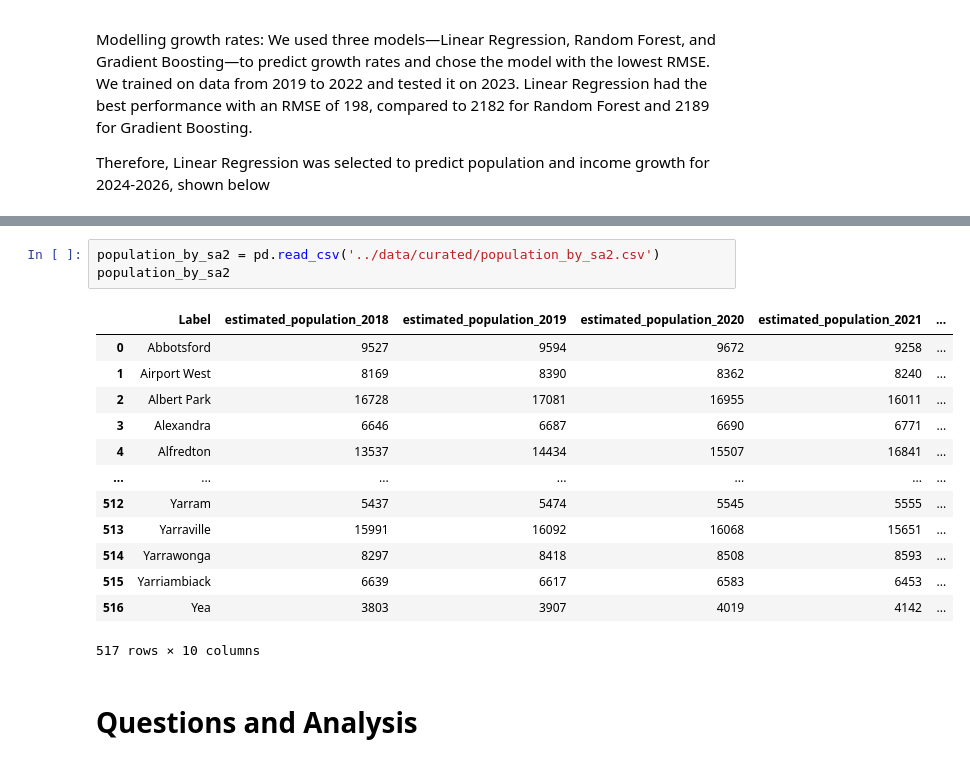
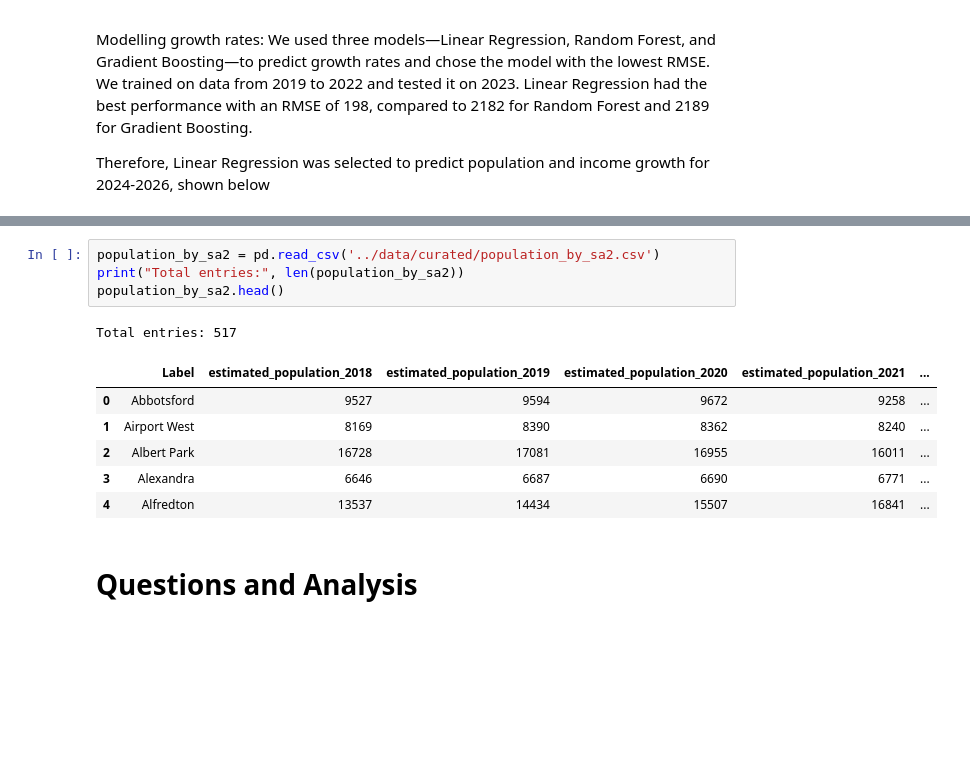
Before and after one commit to MAST30034-AppliedDataScience/project-2-group-real-estate-hexosergeantchelelebratebonitz, a Jupyter notebook: notebooks/summary.ipynb, the cells around one changed output, grey strips where cells are left out. Drawn from its saved outputs; the diff is of its cells as text; blank space fills up the shorter version.

```diff
--- a/notebooks/summary.ipynb
+++ b/notebooks/summary.ipynb
@@ -115,20 +110,15 @@ income_by_sa2
 # %%
 population_by_sa2 = pd.read_csv('../data/curated/population_by_sa2.csv')
-population_by_sa2
+print("Total entries:", len(population_by_sa2))
+population_by_sa2.head()
 # %% [output]
+Total entries: 517
 |  | Label | estimated_population_2018 | estimated_population_2019 | estimated_population_2020 | estimated_population_2021 | ... |
 | 0 | Abbotsford | 9527 | 9594 | 9672 | 9258 | ... |
 | 1 | Airport West | 8169 | 8390 | 8362 | 8240 | ... |
 | 2 | Albert Park | 16728 | 17081 | 16955 | 16011 | ... |
 | 3 | Alexandra | 6646 | 6687 | 6690 | 6771 | ... |
 | 4 | Alfredton | 13537 | 14434 | 15507 | 16841 | ... |
-| ... | ... | ... | ... | ... | ... | ... |
-| 512 | Yarram | 5437 | 5474 | 5545 | 5555 | ... |
-| 513 | Yarraville | 15991 | 16092 | 16068 | 15651 | ... |
-| 514 | Yarrawonga | 8297 | 8418 | 8508 | 8593 | ... |
-| 515 | Yarriambiack | 6639 | 6617 | 6583 | 6453 | ... |
-| 516 | Yea | 3803 | 3907 | 4019 | 4142 | ... |
-517 rows × 10 columns
 # %% [markdown]
 # Questions and Analysis
 # %% [markdown]
```
Also changed, not shown: parts of 15 cells of this notebook.
